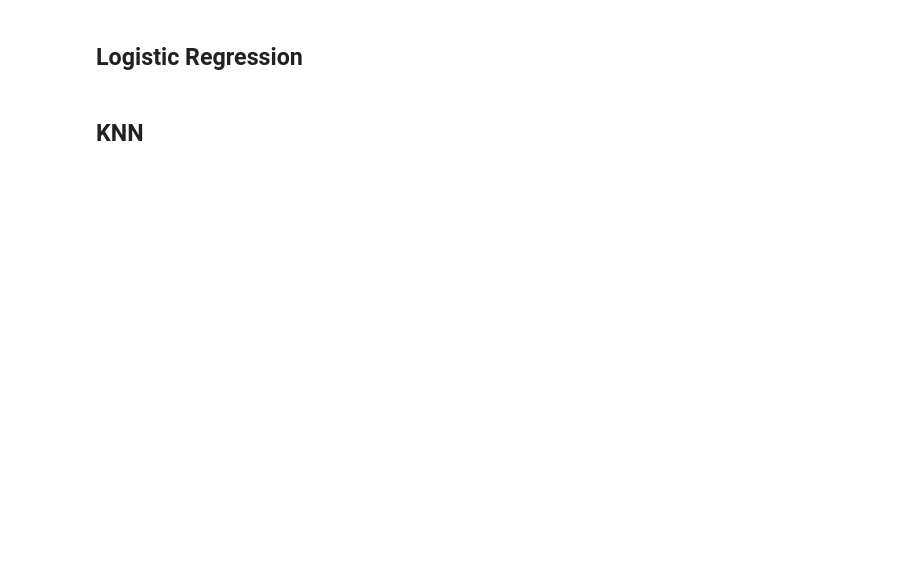
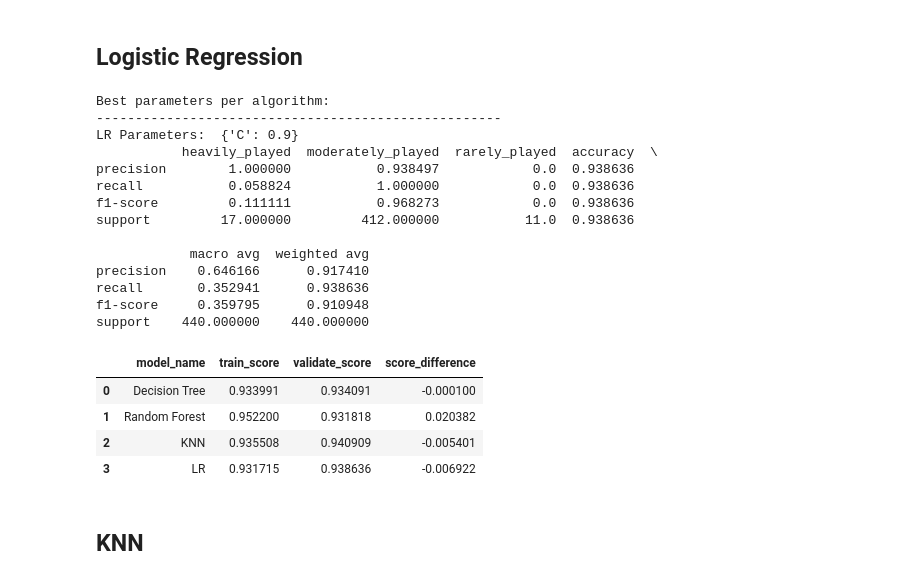
Before and after one commit to Estimating-steam-hours/Steam-Hours-Capstone, a Jupyter notebook: final_notebook.ipynb, the cells around one changed output. Saved outputs shown, nothing was run; the diff lists cells and outputs as text; code cells hidden in the pictures; blank space fills up the shorter version.

Commit message:
added code for modeling

```diff
--- a/final_notebook.ipynb
+++ b/final_notebook.ipynb
@@ -208,7 +209,13 @@ e.free_to_play(train)
 * The model that performs the best will then be evaluated on test data
 # %%
 # Prep data for modeling
+train, validate, test = m.prep_for_model(train, validate, test)
+x_train, y_train, x_validate, y_validate, x_test, y_test = m.isolate_target(train,validate,test)
+
+scores, depth_list, c_val_list = m.initialize_models()
 # %% [markdown]
 ## Decision Tree
 # %%
 # get Decision Tree results
+scores = m.get_decision_tree_results(x_train, y_train, x_validate, y_validate, depth_list, scores)
+scores
@@ -216,3 +240,5 @@ e.free_to_play(train)
 ## Random Forest
 # %%
 # get Random Forest results
+scores = m.get_random_forest_results(x_train, y_train, x_validate, y_validate, depth_list, scores)
+scores
@@ -220,6 +264,28 @@ e.free_to_play(train)
 ## Logistic Regression
 # %%
 # get Logistic Regression results
+scores = m.get_log_reg_results(x_train, y_train, x_validate, y_validate, c_val_list, scores)
+scores
+# %% [output]
+Best parameters per algorithm:
+----------------------------------------------------
+LR Parameters:  {'C': 0.9}
+           heavily_played  moderately_played  rarely_played  accuracy  \
+precision        1.000000           0.938497            0.0  0.938636
+recall           0.058824           1.000000            0.0  0.938636
+f1-score         0.111111           0.968273            0.0  0.938636
+support         17.000000         412.000000           11.0  0.938636
+
+            macro avg  weighted avg
+precision    0.646166      0.917410
+recall       0.352941      0.938636
+f1-score     0.359795      0.910948
+support    440.000000    440.000000
+|  | model_name | train_score | validate_score | score_difference |
+| 0 | Decision Tree | 0.933991 | 0.934091 | -0.000100 |
+| 1 | Random Forest | 0.952200 | 0.931818 | 0.020382 |
+| 2 | KNN | 0.935508 | 0.940909 | -0.005401 |
+| 3 | LR | 0.931715 | 0.938636 | -0.006922 |
 # %% [markdown]
 ## KNN
 # %%
```
Also changed, not shown: parts of 9 cells of this notebook.
